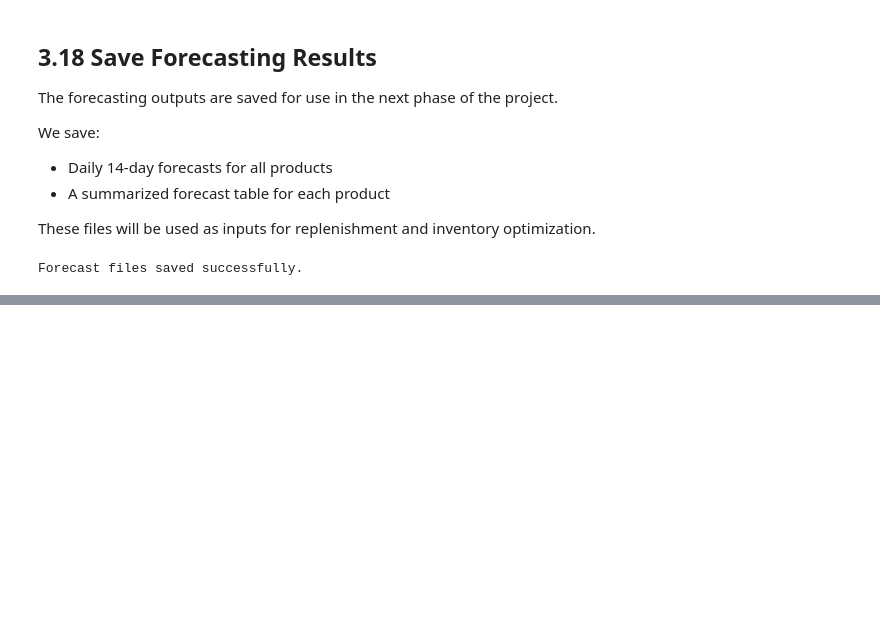
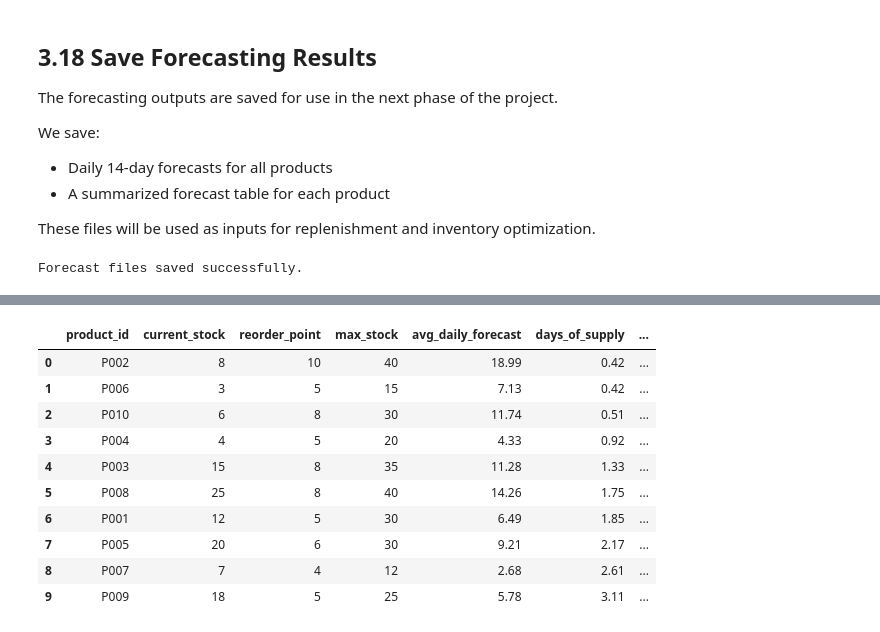
Before and after one commit to youcy03/ai-warehouse-digital-twin, a Jupyter notebook: notebooks/03_demand_forecasting.ipynb, the cells around one changed output, grey strips where cells are left out. Saved outputs shown, nothing was run; the diff lists cells and outputs as text; code cells hidden in the pictures; blank space fills up the shorter version.

```diff
--- a/notebooks/03_demand_forecasting.ipynb
+++ b/notebooks/03_demand_forecasting.ipynb
@@ -1023,0 +1223,17 @@ Forecast files saved successfully.
+# %%
+replenishment["needs_reorder"] = (
+    (replenishment["current_stock"] <= replenishment["reorder_point"])
+    |
+    (replenishment["days_of_supply"] < 5)
+)
+
+replenishment[
+    [
+        "product_id",
+        "current_stock",
+        "reorder_point",
+        "days_of_supply",
+        "inventory_risk",
+        "needs_reorder"
+    ]
+]
@@ -1023,0 +1371,50 @@ Forecast files saved successfully.
+# %%
+priority_order = {
+    "Critical": 0,
+    "High": 1,
+    "Medium": 2,
+    "Low": 3,
+    "Unknown": 4
+}
+
+replenishment["priority_rank"] = (
+    replenishment["replenishment_priority"]
+    .map(priority_order)
+)
+
+decision_table = (
+    replenishment[
+        [
+            "product_id",
+            "current_stock",
+            "reorder_point",
+            "max_stock",
+            "avg_daily_forecast",
+            "days_of_supply",
+            "inventory_risk",
+            "needs_reorder",
+            "forecast_based_reorder_qty",
+            "replenishment_priority",
+            "priority_rank"
+        ]
+    ]
+    .sort_values(
+        ["priority_rank", "days_of_supply"],
+        ascending=[True, True]
+    )
+    .reset_index(drop=True)
+)
+
+decision_table
+# %% [output]
+|  | product_id | current_stock | reorder_point | max_stock | avg_daily_forecast | days_of_supply | ... |
+| 0 | P002 | 8 | 10 | 40 | 18.99 | 0.42 | ... |
+| 1 | P006 | 3 | 5 | 15 | 7.13 | 0.42 | ... |
+| 2 | P010 | 6 | 8 | 30 | 11.74 | 0.51 | ... |
+| 3 | P004 | 4 | 5 | 20 | 4.33 | 0.92 | ... |
+| 4 | P003 | 15 | 8 | 35 | 11.28 | 1.33 | ... |
+| 5 | P008 | 25 | 8 | 40 | 14.26 | 1.75 | ... |
+| 6 | P001 | 12 | 5 | 30 | 6.49 | 1.85 | ... |
+| 7 | P005 | 20 | 6 | 30 | 9.21 | 2.17 | ... |
+| 8 | P007 | 7 | 4 | 12 | 2.68 | 2.61 | ... |
+| 9 | P009 | 18 | 5 | 25 | 5.78 | 3.11 | ... |
```
Also changed, not shown: parts of 19 cells of this notebook, 1 other file.
